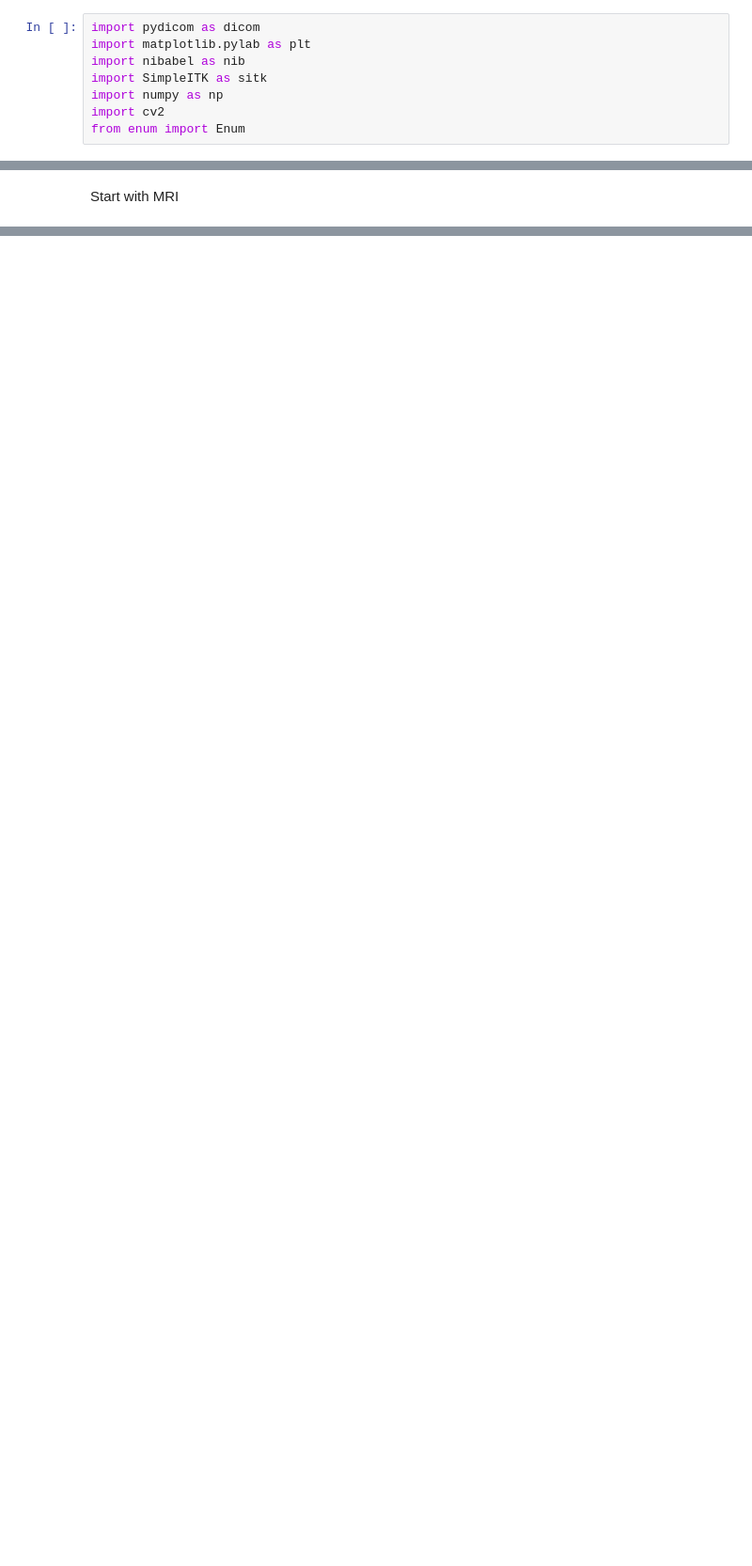
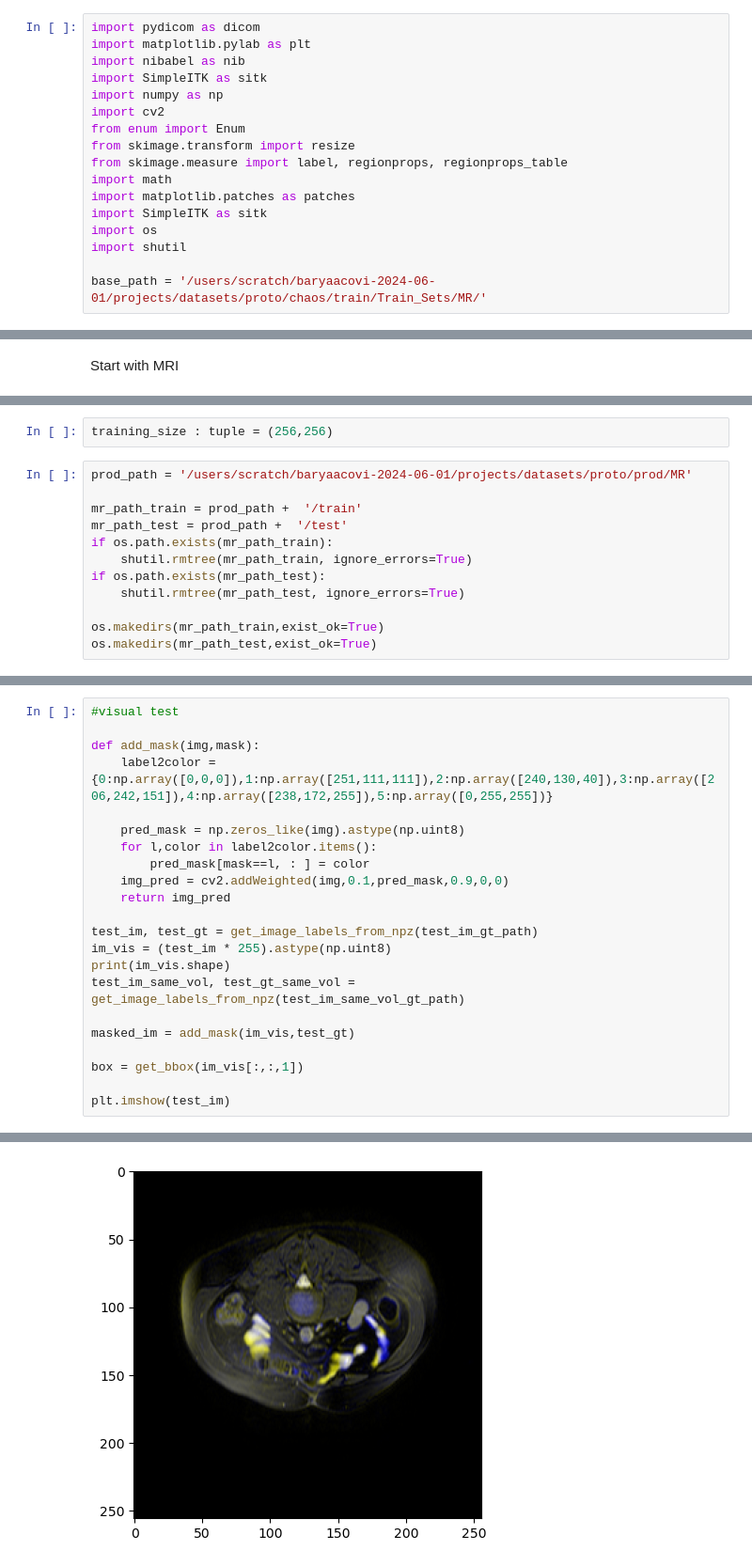
Before and after one commit to baryyy7/MICCAI23-ProtoContra-SFDA, a Jupyter notebook: bar_pre.ipynb, the cells around one changed output, grey strips where cells are left out. Shown at 94% size. Cells and saved outputs as stored; diff of their text form; blank space fills up the shorter version.

```diff
--- a/bar_pre.ipynb
+++ b/bar_pre.ipynb
@@ -6,3 +6,12 @@ import SimpleITK as sitk
 import numpy as np
 import cv2
 from enum import Enum
+from skimage.transform import resize
+from skimage.measure import label, regionprops, regionprops_table
+import math
+import matplotlib.patches as patches
+import SimpleITK as sitk
+import os
+import shutil
+
+base_path = '/users/scratch/baryaacovi-2024-06-01/projects/datasets/proto/chaos/train/Train_Sets/MR/'
@@ -71,0 +157,14 @@ done)
+# %%
+training_size : tuple = (256,256)
+# %%
+prod_path = '/users/scratch/baryaacovi-2024-06-01/projects/datasets/proto/prod/MR'
+
+mr_path_train = prod_path +  '/train'
+mr_path_test = prod_path +  '/test'
+if os.path.exists(mr_path_train):
+    shutil.rmtree(mr_path_train, ignore_errors=True)
+if os.path.exists(mr_path_test):
+    shutil.rmtree(mr_path_test, ignore_errors=True)
+
+os.makedirs(mr_path_train,exist_ok=True)
+os.makedirs(mr_path_test,exist_ok=True)
@@ -71,0 +415,23 @@ done)
+# %%
+#visual test
+
+def add_mask(img,mask):
+    label2color = {0:np.array([0,0,0]),1:np.array([251,111,111]),2:np.array([240,130,40]),3:np.array([206,242,151]),4:np.array([238,172,255]),5:np.array([0,255,255])}
+
+    pred_mask = np.zeros_like(img).astype(np.uint8)
+    for l,color in label2color.items():
+        pred_mask[mask==l, : ] = color
+    img_pred = cv2.addWeighted(img,0.1,pred_mask,0.9,0,0)
+    return img_pred
+
+test_im, test_gt = get_image_labels_from_npz(test_im_gt_path)
+im_vis = (test_im * 255).astype(np.uint8)
+print(im_vis.shape)
+test_im_same_vol, test_gt_same_vol = get_image_labels_from_npz(test_im_same_vol_gt_path)
+
+masked_im = add_mask(im_vis,test_gt)
+
+box = get_bbox(im_vis[:,:,1])
+
+plt.imshow(test_im)
+# %% [output]
@@ -71,0 +440 @@ done)
+[figure, added]
```
Also changed, not shown: parts of 15 cells of this notebook, 1 other file.
